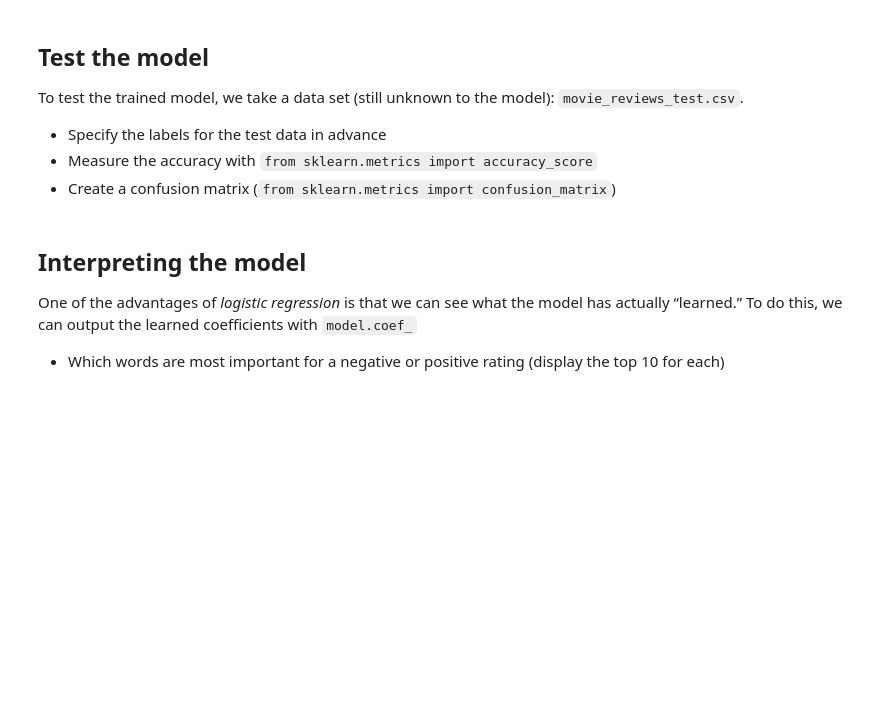
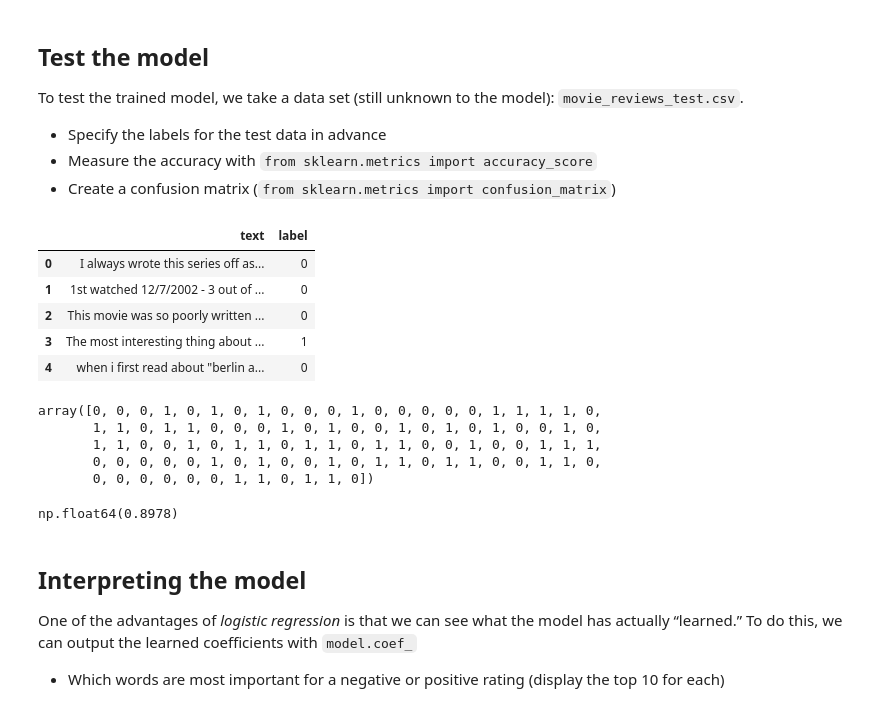
Before and after one commit to SanderTeb/DataScience, a Jupyter notebook: data_science_live_coding_mmi_08_tfidf_template.ipynb, the cells around one changed output. Drawn from its saved outputs; the diff is of its cells as text; code cells hidden in the pictures; blank space fills up the shorter version.

```diff
--- a/data_science_live_coding_mmi_08_tfidf_template.ipynb
+++ b/data_science_live_coding_mmi_08_tfidf_template.ipynb
@@ -56,7 +136,14 @@ To test the trained model, we take a data set (still unknown to the model): `mov
 - Measure the accuracy with `from sklearn.metrics import accuracy_score`
 - Create a confusion matrix (`from sklearn.metrics import confusion_matrix`)
 # %%
-filename = "../datasets/movie_reviews_test.csv"  # adjust path if necessary
+filename = "../dataset/movie_reviews_test.csv"  # adjust path if necessary
 
 data_test = pd.read_csv(filename)
 data_test.head()
+# %% [output]
+|  | text | label |
+| 0 | I always wrote this series off as... | 0 |
+| 1 | 1st watched 12/7/2002 - 3 out of ... | 0 |
+| 2 | This movie was so poorly written ... | 0 |
+| 3 | The most interesting thing about ... | 1 |
+| 4 | when i first read about "berlin a... | 0 |
@@ -63,3 +153,15 @@ data_test.head()
+# %%
+predictions[:100]
+# %% [output]
+array([0, 0, 0, 1, 0, 1, 0, 1, 0, 0, 0, 1, 0, 0, 0, 0, 0, 1, 1, 1, 1, 0,
+       1, 1, 0, 1, 1, 0, 0, 0, 1, 0, 1, 0, 0, 1, 0, 1, 0, 1, 0, 0, 1, 0,
+       1, 1, 0, 0, 1, 0, 1, 1, 0, 1, 1, 0, 1, 1, 0, 0, 1, 0, 0, 1, 1, 1,
+       0, 0, 0, 0, 0, 1, 0, 1, 0, 0, 1, 0, 1, 1, 0, 1, 1, 0, 0, 1, 1, 0,
+       0, 0, 0, 0, 0, 0, 1, 1, 0, 1, 1, 0])
+# %%
+(data_test.label.values == predictions).sum() / data_test.label.count()
+# %% [output]
+np.float64(0.8978)
 # %% [markdown]
 ## Interpreting the model
 
```
Also changed, not shown: parts of 23 cells of this notebook, 5 other files.
